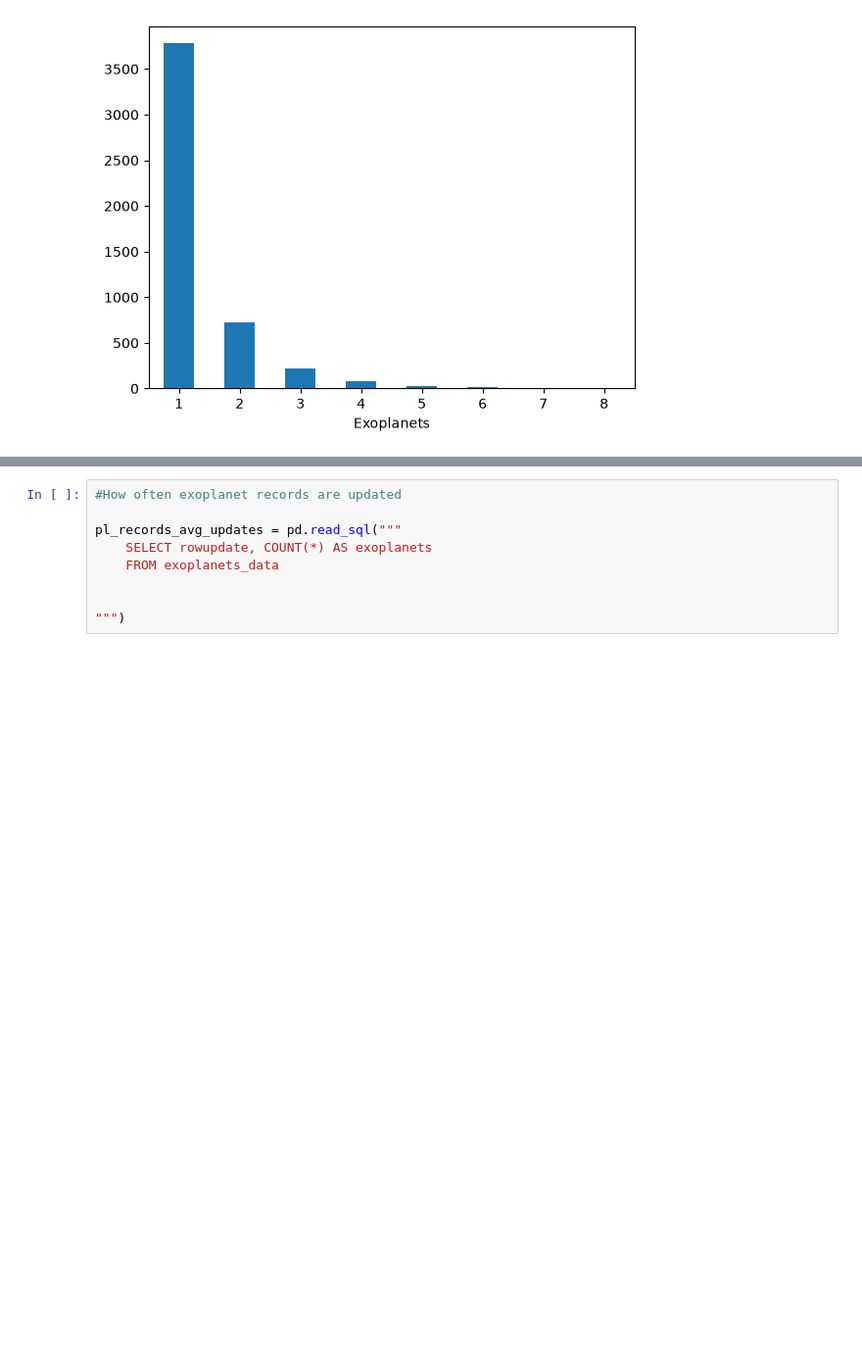
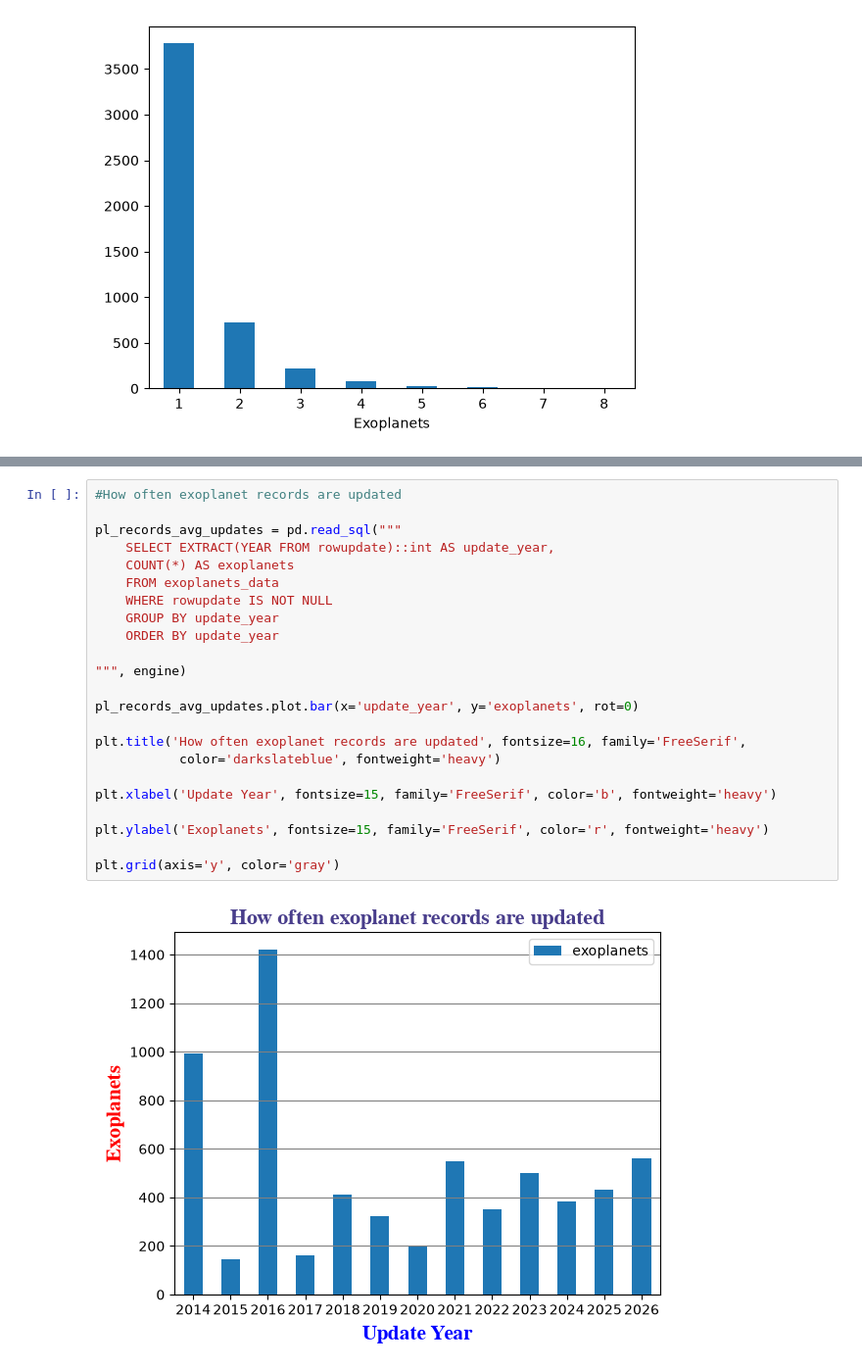
Before and after one commit to alexandervp1/aequo-finance, a Jupyter notebook: data/astronomical_analysis.ipynb, the cells around one changed output, grey strips where cells are left out. Shown at 98% size. Cells and saved outputs as stored; diff of their text form; blank space fills up the shorter version.

Commit message:
added 1 chart & dataframe, fixed previous charts

```diff
--- a/data/astronomical_analysis.ipynb
+++ b/data/astronomical_analysis.ipynb
@@ -179,9 +220,25 @@ TypeError: read_sql() missing 1 required positional argument: 'con'
 # %%
 #How often exoplanet records are updated
 
 pl_records_avg_updates = pd.read_sql("""
-    SELECT rowupdate, COUNT(*) AS exoplanets
+    SELECT EXTRACT(YEAR FROM rowupdate)::int AS update_year,
+    COUNT(*) AS exoplanets
     FROM exoplanets_data
+    WHERE rowupdate IS NOT NULL
+    GROUP BY update_year
+    ORDER BY update_year
 
+""", engine)
 
-""")
+pl_records_avg_updates.plot.bar(x='update_year', y='exoplanets', rot=0)
+
+plt.title('How often exoplanet records are updated', fontsize=16, family='FreeSerif',
+           color='darkslateblue', fontweight='heavy')
+
+plt.xlabel('Update Year', fontsize=15, family='FreeSerif', color='b', fontweight='heavy')
+
+plt.ylabel('Exoplanets', fontsize=15, family='FreeSerif', color='r', fontweight='heavy')
+
+plt.grid(axis='y', color='gray')
+# %% [output]
+[figure, added]
```
Also changed, not shown: parts of 12 cells of this notebook.
